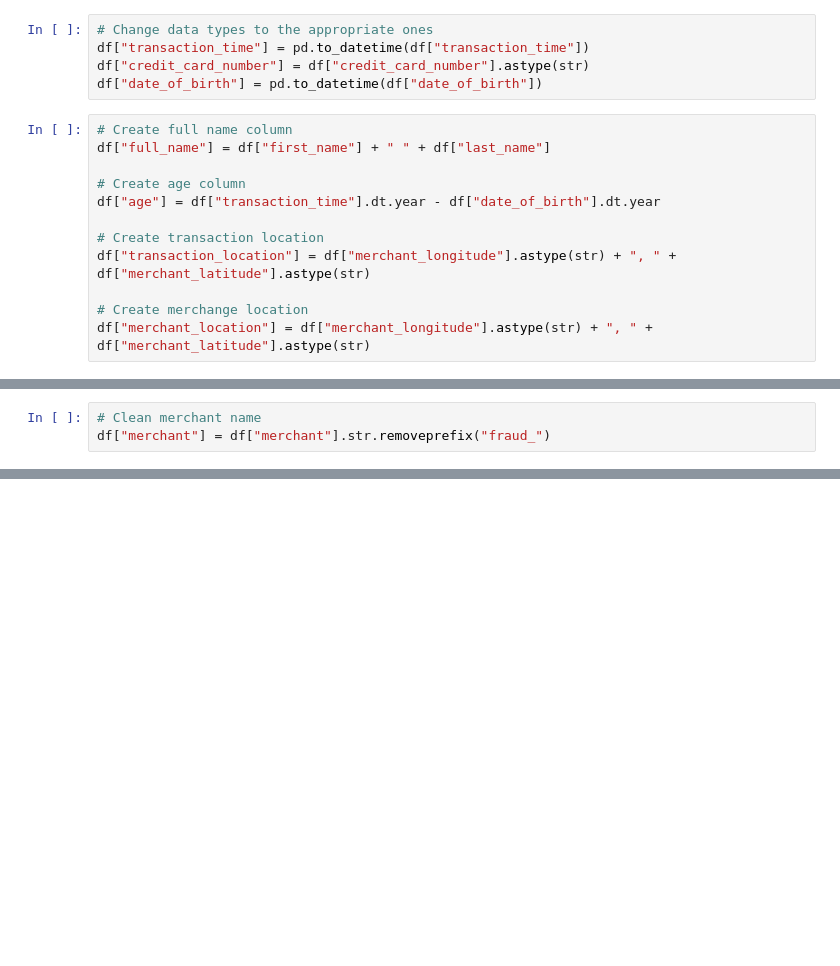
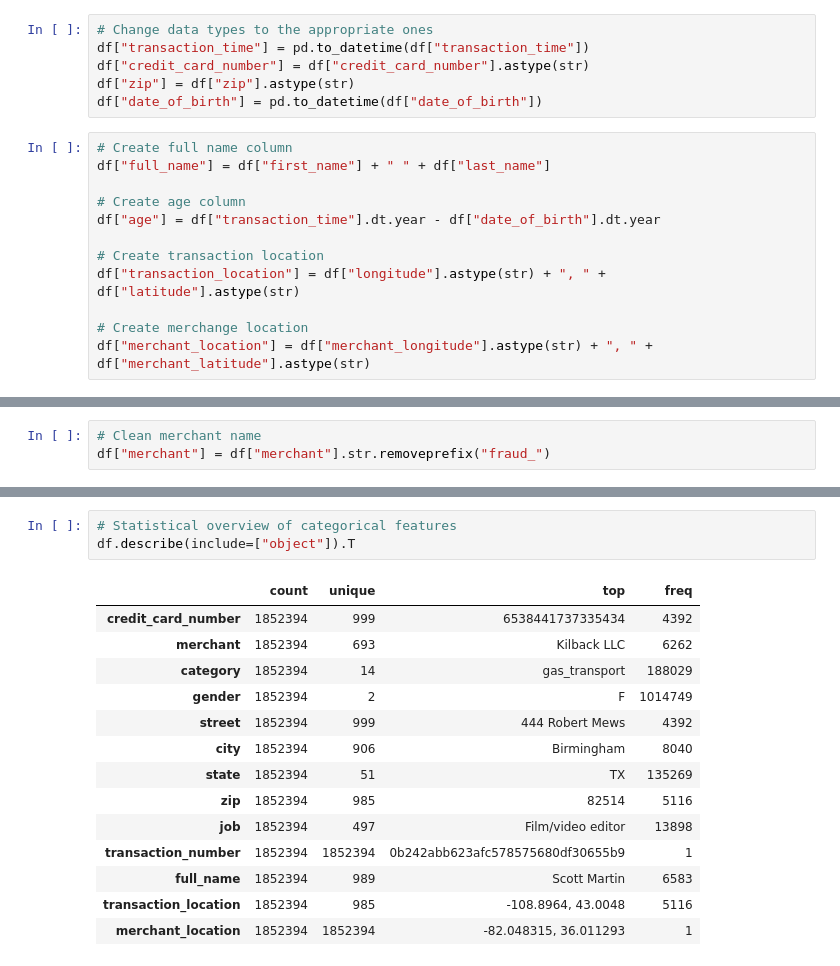
Before and after one commit to Youhorng/credit_card_fraud_prediction, a Jupyter notebook: notebooks/exploratory_data_analysis.ipynb, the cells around one changed output, grey strips where cells are left out. Drawn from its saved outputs; the diff is of its cells as text; blank space fills up the shorter version.

```diff
--- a/notebooks/exploratory_data_analysis.ipynb
+++ b/notebooks/exploratory_data_analysis.ipynb
@@ -107,6 +158,7 @@ df = df.rename(columns={"trans_date_trans_time": "transaction_time",
 # Change data types to the appropriate ones
 df["transaction_time"] = pd.to_datetime(df["transaction_time"])
 df["credit_card_number"] = df["credit_card_number"].astype(str)
+df["zip"] = df["zip"].astype(str)
 df["date_of_birth"] = pd.to_datetime(df["date_of_birth"])
 # %%
 # Create full name column
@@ -116,7 +168,7 @@ df["full_name"] = df["first_name"] + " " + df["last_name"]
 df["age"] = df["transaction_time"].dt.year - df["date_of_birth"].dt.year
 
 # Create transaction location
-df["transaction_location"] = df["merchant_longitude"].astype(str) + ", " + df["merchant_latitude"].astype(str)
+df["transaction_location"] = df["longitude"].astype(str) + ", " + df["latitude"].astype(str)
 
 # Create merchange location
 df["merchant_location"] = df["merchant_longitude"].astype(str) + ", " + df["merchant_latitude"].astype(str)
@@ -142,0 +245,18 @@ df.head()
+# %%
+# Statistical overview of categorical features
+df.describe(include=["object"]).T
+# %% [output]
+|  | count | unique | top | freq |
+| credit_card_number | 1852394 | 999 | 6538441737335434 | 4392 |
+| merchant | 1852394 | 693 | Kilback LLC | 6262 |
+| category | 1852394 | 14 | gas_transport | 188029 |
+| gender | 1852394 | 2 | F | 1014749 |
+| street | 1852394 | 999 | 444 Robert Mews | 4392 |
+| city | 1852394 | 906 | Birmingham | 8040 |
+| state | 1852394 | 51 | TX | 135269 |
+| zip | 1852394 | 985 | 82514 | 5116 |
+| job | 1852394 | 497 | Film/video editor | 13898 |
+| transaction_number | 1852394 | 1852394 | 0b242abb623afc578575680df30655b9 | 1 |
+| full_name | 1852394 | 989 | Scott Martin | 6583 |
+| transaction_location | 1852394 | 985 | -108.8964, 43.0048 | 5116 |
+| merchant_location | 1852394 | 1852394 | -82.048315, 36.011293 | 1 |
```
Also changed, not shown: parts of 12 cells of this notebook.
